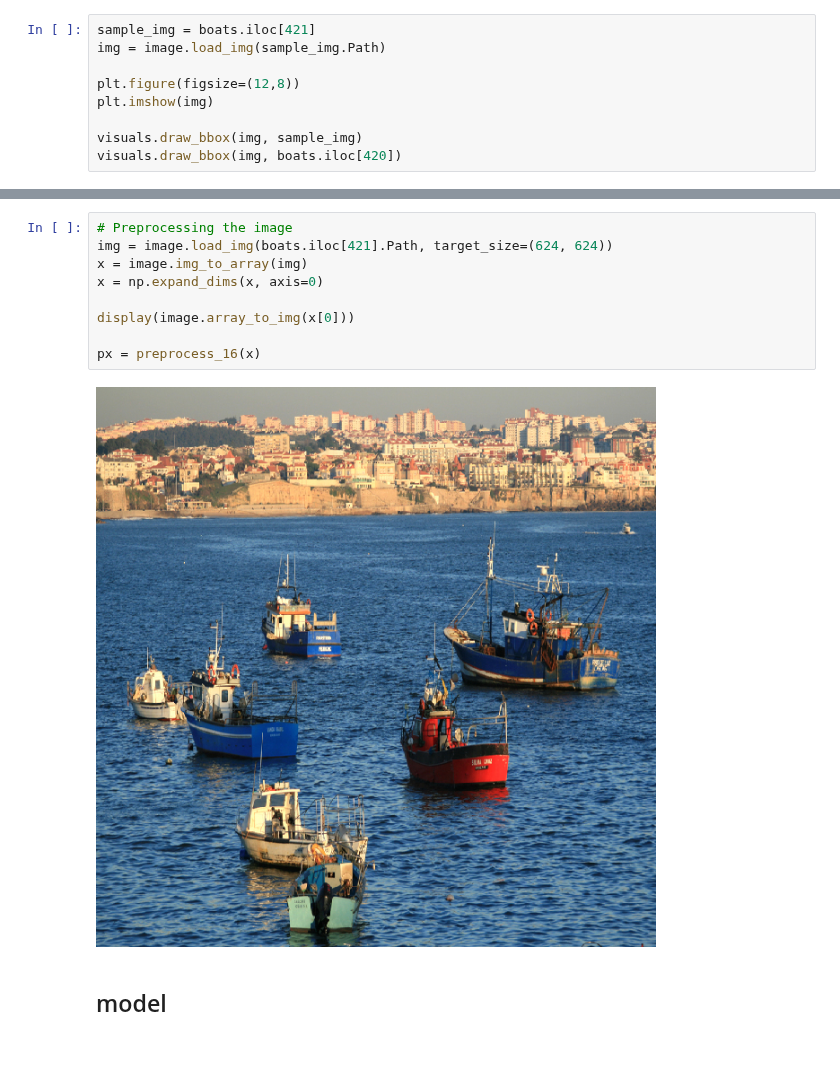
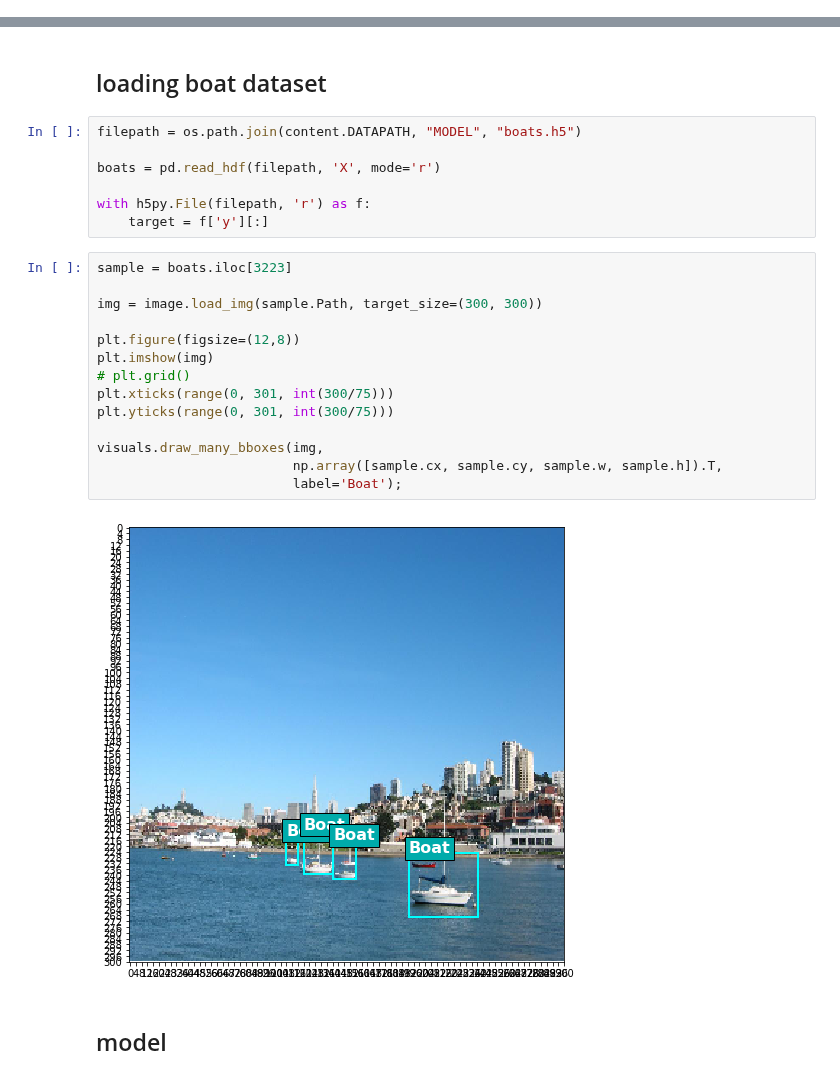
Before and after one commit to BAlmeidaS/capstone-udacity-mle, a Jupyter notebook: project/modeling-exploration.ipynb, the cells around one changed output, grey strips where cells are left out. Drawn from its saved outputs; the diff is of its cells as text; blank space fills up the shorter version.

Commit message:
refactor all modeling exploration notebook

```diff
--- a/project/modeling-exploration.ipynb
+++ b/project/modeling-exploration.ipynb
@@ -77,9 +52,0 @@ bs[['h']].plot.hist(bins=20, alpha=0.5)
-# %%
-sample_img = boats.iloc[421]
-img = image.load_img(sample_img.Path)
-
-plt.figure(figsize=(12,8))
-plt.imshow(img)
-
-visuals.draw_bbox(img, sample_img)
-visuals.draw_bbox(img, boats.iloc[420])
@@ -89,14 +53,28 @@ visuals.draw_bbox(img, boats.iloc[420])
-# %%
-# Preprocessing the image
-img = image.load_img(boats.iloc[421].Path, target_size=(624, 624))
-x = image.img_to_array(img)
-x = np.expand_dims(x, axis=0)
-
-display(image.array_to_img(x[0]))
-
-px = preprocess_16(x)
-# %% [output]
-[figure, removed]
+# %% [markdown]
+## loading boat dataset
+# %%
+filepath = os.path.join(content.DATAPATH, "MODEL", "boats.h5")
+
+boats = pd.read_hdf(filepath, 'X', mode='r')
+
+with h5py.File(filepath, 'r') as f:
+    target = f['y'][:]
+# %%
+sample = boats.iloc[3223]
+
+img = image.load_img(sample.Path, target_size=(300, 300))
+
+plt.figure(figsize=(12,8))
+plt.imshow(img)
+# plt.grid()
+plt.xticks(range(0, 301, int(300/75)))
+plt.yticks(range(0, 301, int(300/75)))
+
+visuals.draw_many_bboxes(img,
+                         np.array([sample.cx, sample.cy, sample.w, sample.h]).T,
+                         label='Boat');
+# %% [output]
+[figure, added]
 # %% [markdown]
 ## model
 # %% [markdown]
```
Also changed, not shown: parts of 25 cells of this notebook.
